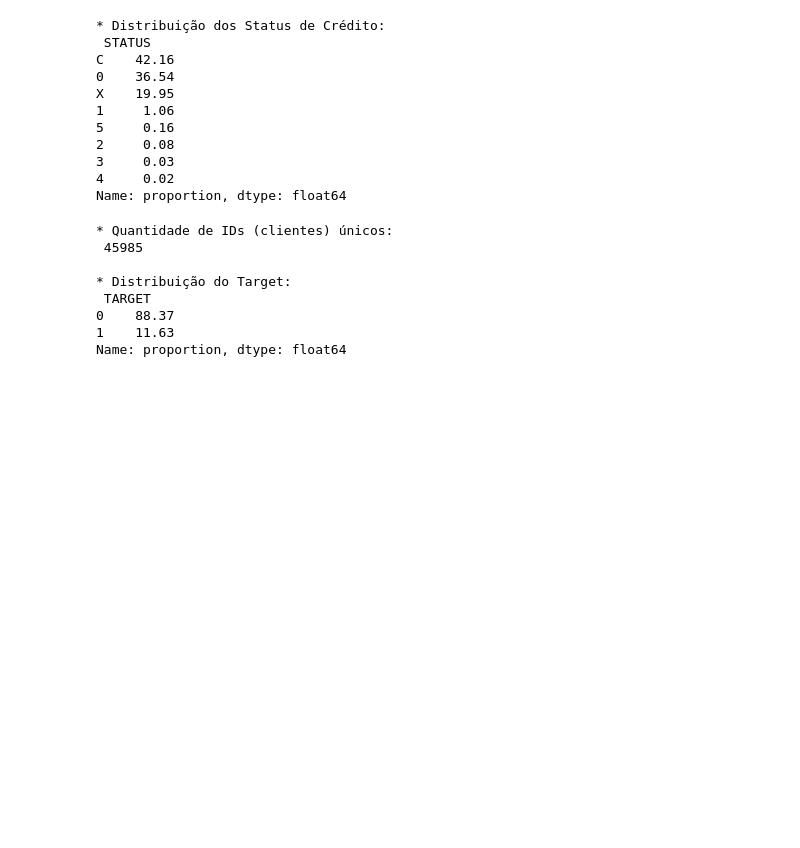
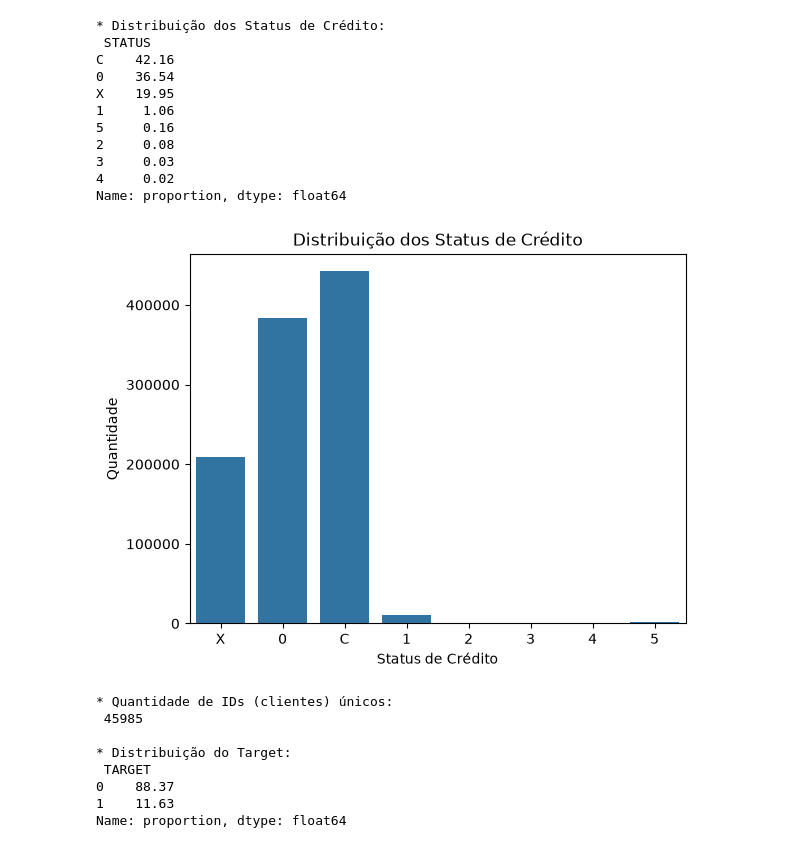
Before and after one commit to a-marcia0/rm377793-postech-tech-challenge-fase2, a Jupyter notebook: notebooks/01_eda.ipynb, the cells around one changed output. Drawn from its saved outputs; the diff is of its cells as text; code cells hidden in the pictures; blank space fills up the shorter version.

```diff
--- a/notebooks/01_eda.ipynb
+++ b/notebooks/01_eda.ipynb
@@ -106,6 +106,14 @@ X    19.95
 3     0.03
 4     0.02
 Name: proportion, dtype: float64
+# %%
+sns.countplot(x='STATUS', data=credit)
+plt.title('Distribuição dos Status de Crédito')
+plt.xlabel('Status de Crédito')
+plt.ylabel('Quantidade')
+plt.show()
+# %% [output]
+[figure, added]
 # %%
 #criando a variável TARGET
 #Regra de negócio:
```
Also changed, not shown: parts of 4 cells of this notebook, 2 other files.
